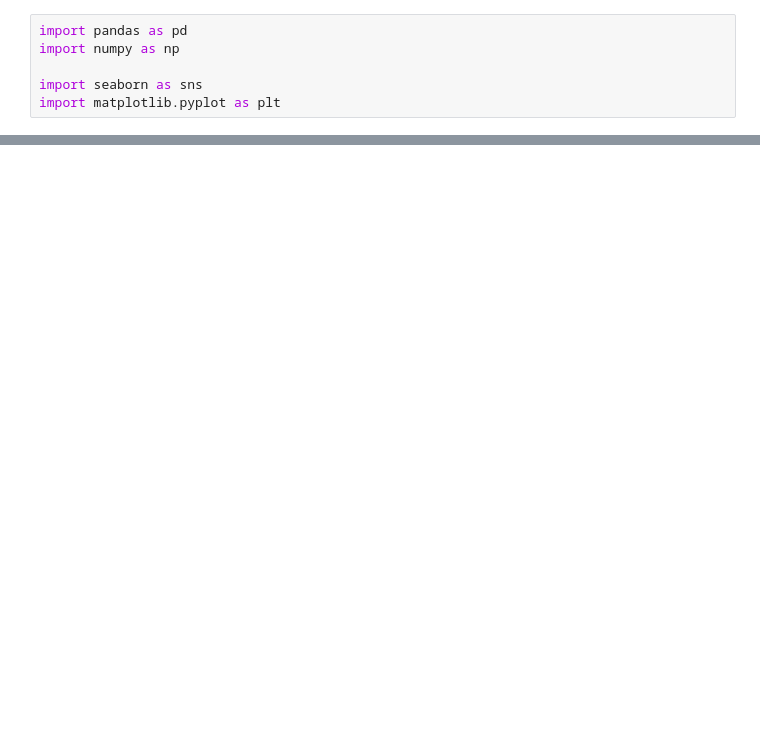
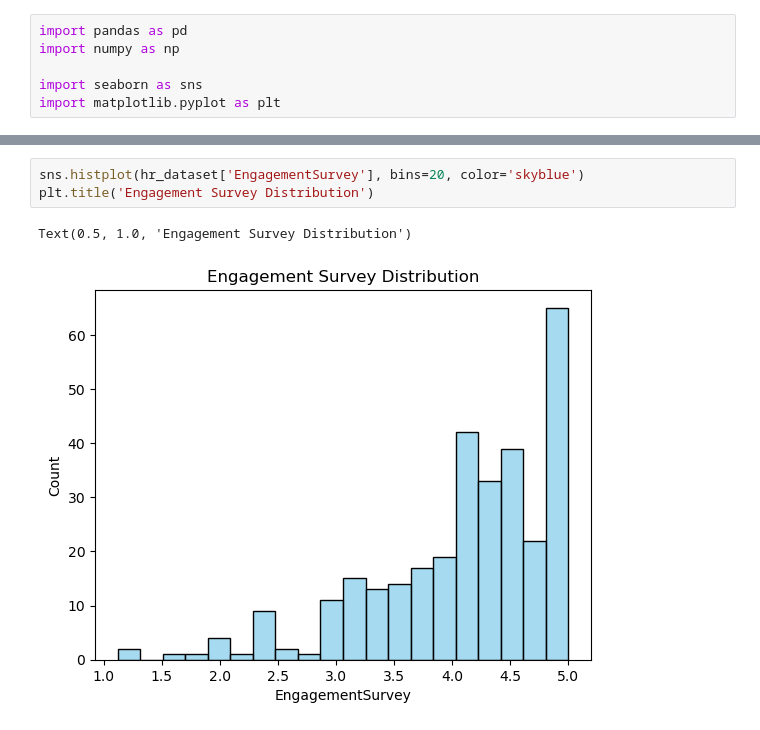
Before and after one commit to Kanitoure5301/tkh_career_analysis, a Jupyter notebook: notebooks/empl_perf_mohammed.ipynb, the cells around one changed output, grey strips where cells are left out. Saved outputs shown, nothing was run; the diff lists cells and outputs as text; blank space fills up the shorter version.

```diff
--- a/notebooks/empl_perf_mohammed.ipynb
+++ b/notebooks/empl_perf_mohammed.ipynb
@@ -31,0 +184,6 @@ import matplotlib.pyplot as plt
+# %%
+sns.histplot(hr_dataset['EngagementSurvey'], bins=20, color='skyblue')
+plt.title('Engagement Survey Distribution')
+# %% [output]
+Text(0.5, 1.0, 'Engagement Survey Distribution')
+[figure, added]
```
Also changed, not shown: parts of 28 cells of this notebook.
